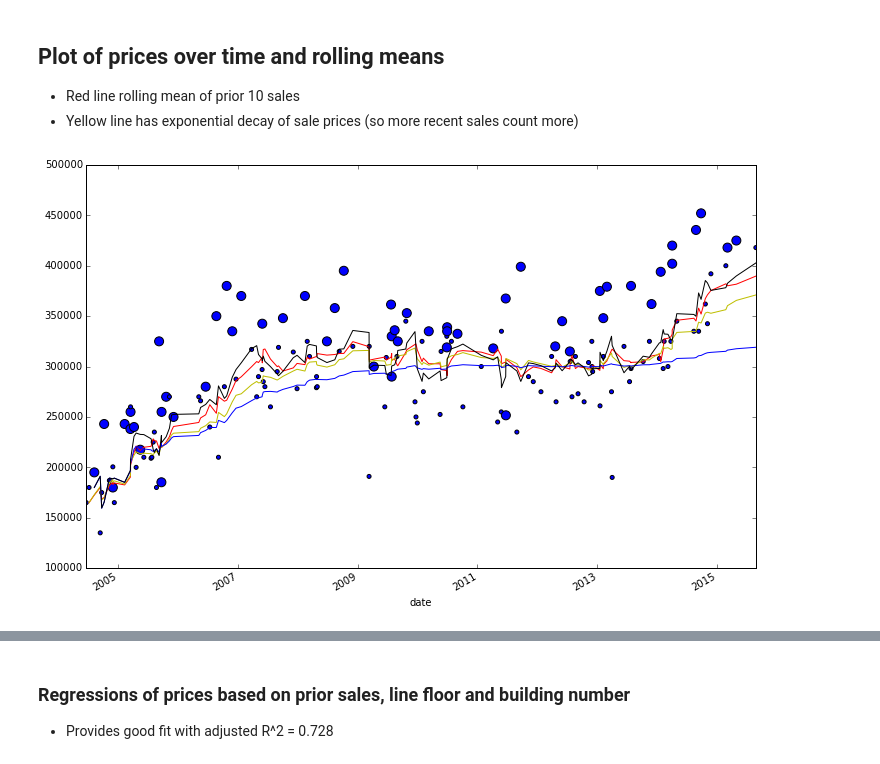
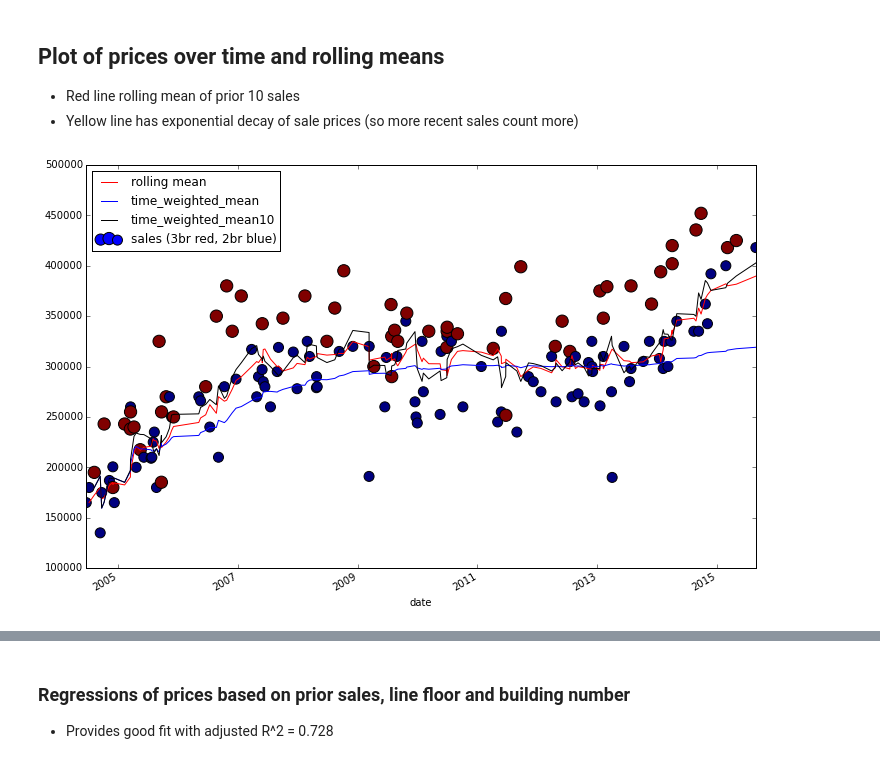
Before and after one commit to Jwerberg/slideruleprojects, a Jupyter notebook: Capstone Milestone Report.ipynb, the cells around one changed output, grey strips where cells are left out. Cells and saved outputs as stored; diff of their text form; code cells hidden in the pictures.

```diff
--- a/Capstone Milestone Report.ipynb
+++ b/Capstone Milestone Report.ipynb
@@ -192,0 +202,8 @@ sales.tail()
+# %%
+out=[]
+g = sales.groupby('bedrooms')
+for name, group in g:
+    group['br_time_weighted_mean']=[time_weighted_mean(t,group,5) for t in group.index.values]
+    group['br_rm']=pd.rolling_mean(group.docamount,5,min_periods=1).shift(+1)
+    out.append(group)
+sales = pd.concat(out).sort_index()
@@ -198,13 +234,13 @@ sales.tail()
 # %%
 plt.figure(figsize=(12,8))
 x=sales.index.values
 y=sales.docamount
-c=[int(s)**4 for s in sales.bedrooms]
-plt.scatter(x,y,s=c)
-pd.rolling_mean(sales.docamount,10,min_periods=1).shift(+1).plot(style='r')
-pd.ewma(sales.docamount,10,min_periods=1).shift(+1).plot(style='y')
+c=[int(s)*50 for s in sales.bedrooms]
+plt.scatter(x,y,s=c,c=c,label='sales (3br red, 2br blue)')
+sales.rm.plot(style='r',label='rolling mean')
 sales.time_weighted_mean.plot(style='b')
 sales.time_weighted_mean10.plot(style='k')
+plt.legend(loc=2)
 plt.show()
 # %% [output]
-[figure, old version]
+[figure, new version]
```
Also changed, not shown: parts of 8 cells of this notebook.
